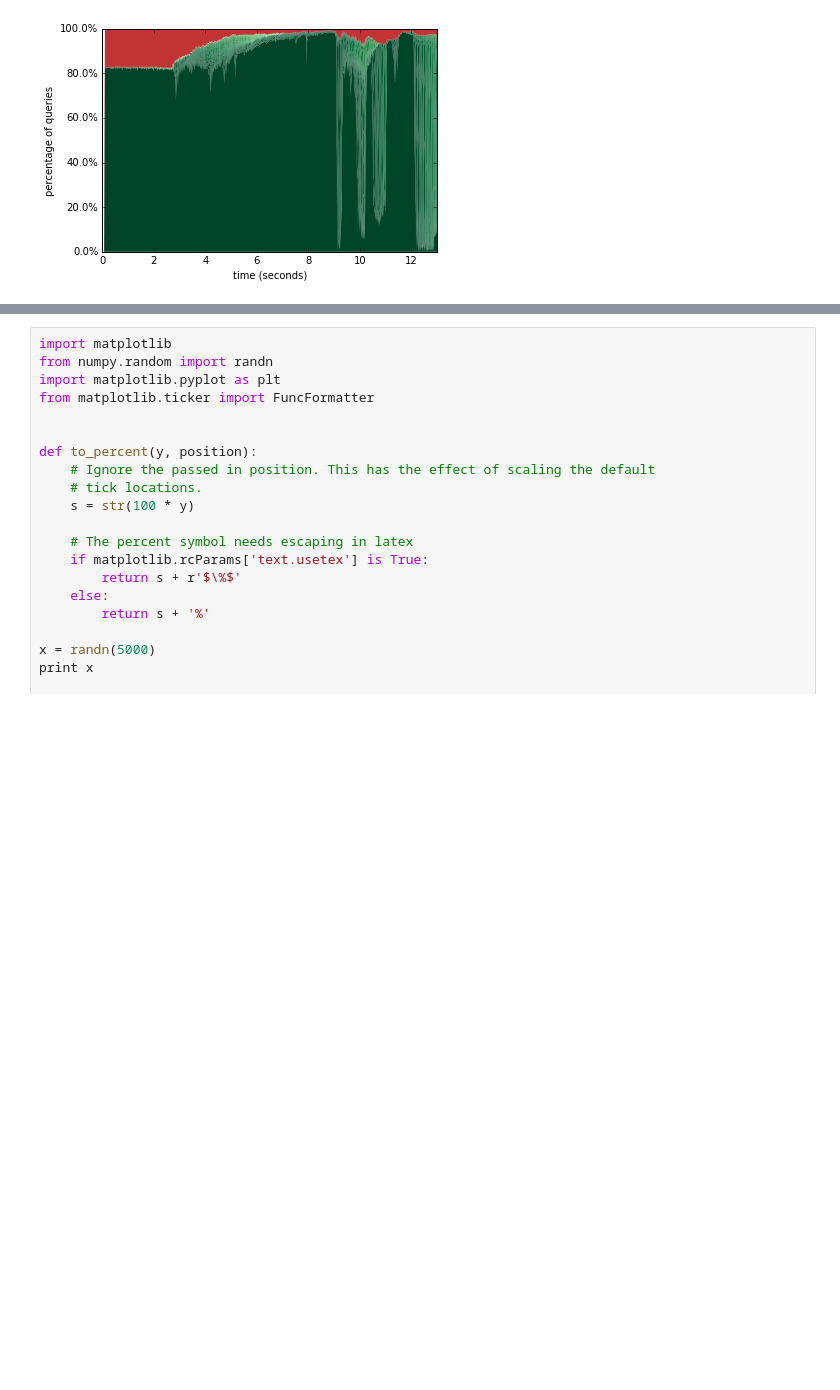
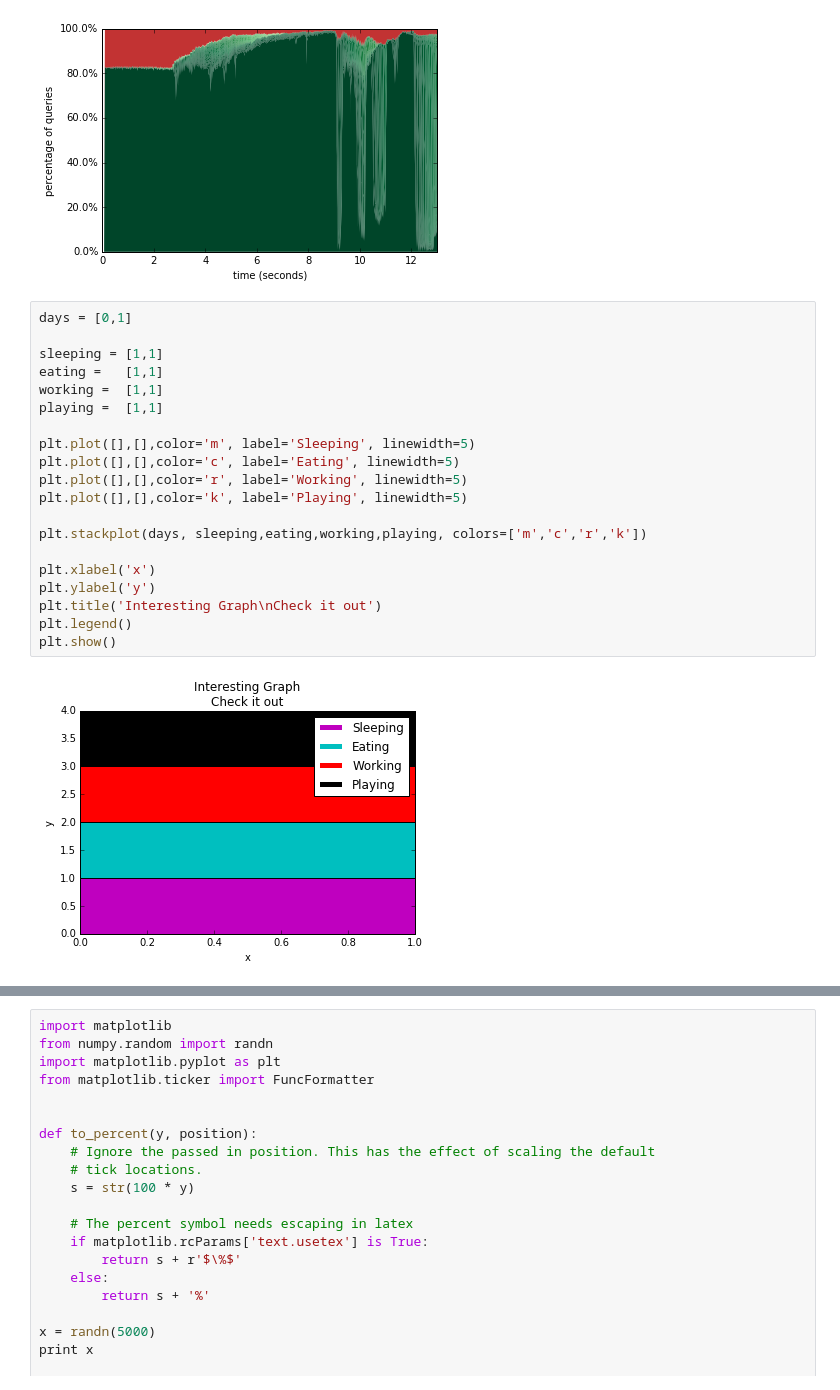
Before and after one commit to peteflorence/analysis-nanomap, a Jupyter notebook: Why memory.ipynb, the cells around one changed output, grey strips where cells are left out. Cells and saved outputs as stored; diff of their text form; blank space fills up the shorter version.

Commit message:
sweet color legend

```diff
--- a/Why memory.ipynb
+++ b/Why memory.ipynb
@@ -473,3 +473,25 @@ plt.show()
 (892, 151)
 (892,)
 [figure]
+# %%
+days = [0,1]
+
+sleeping = [1,1]
+eating =   [1,1]
+working =  [1,1]
+playing =  [1,1]
+
+plt.plot([],[],color='m', label='Sleeping', linewidth=5)
+plt.plot([],[],color='c', label='Eating', linewidth=5)
+plt.plot([],[],color='r', label='Working', linewidth=5)
+plt.plot([],[],color='k', label='Playing', linewidth=5)
+
+plt.stackplot(days, sleeping,eating,working,playing, colors=['m','c','r','k'])
+
+plt.xlabel('x')
+plt.ylabel('y')
+plt.title('Interesting Graph\nCheck it out')
+plt.legend()
+plt.show()
+# %% [output]
+[figure, added]
```
Also changed, not shown: parts of 3 cells of this notebook.
